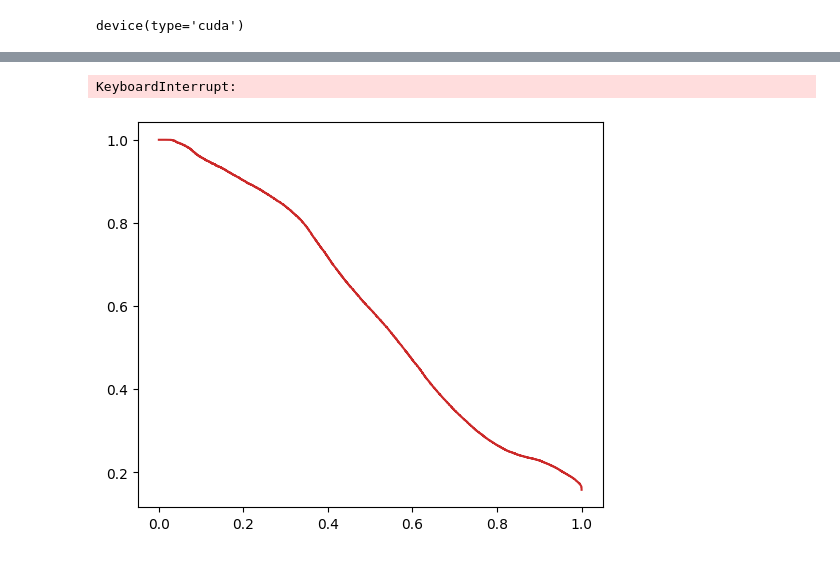
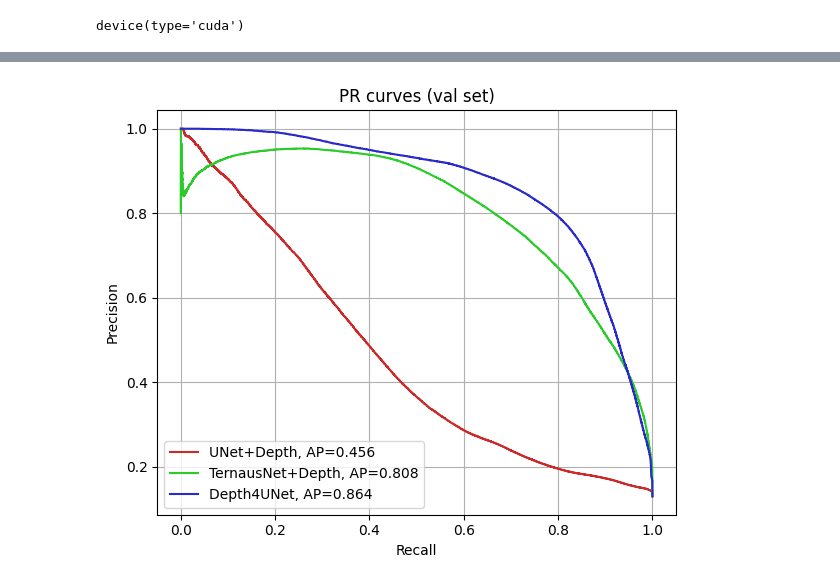
Before and after one commit to seannnnnn1017/Depth4UNet, a Jupyter notebook: 實驗區/test.ipynb, the cells around one changed output, grey strips where cells are left out. Saved outputs shown, nothing was run; the diff lists cells and outputs as text; code cells hidden in the pictures.

```diff
--- a/實驗區/test.ipynb
+++ b/實驗區/test.ipynb
@@ -75,10 +87,10 @@ class DS_RGBD(_BaseDS):
 ROOT = r"E:/論文/空拍地圖語意分割/Depth4UNet/AerialImageDataset/train"
 VAL_IDX_NPY = "val_idx.npy"   # 首次執行會自動產生
 CHECKPOINTS = [
-    (r"E:/論文/空拍地圖語意分割/Depth4UNet/checkpoints/best_traditional_unet4ch.pth",  "UNet4",       "unet4_rgbd"),
-    (r"E:/論文/空拍地圖語意分割/Depth4UNet/checkpoints/best_unet4ch(new).pth",  "VGG11_ReLU",  "vgg11_relu"),
-    (r"E:/論文/空拍地圖語意分割/Depth4UNet/checkpoints/best_unet4ch(GELU_Inverted Bottleneck).pth",  "VGG11_GELU",  "vgg11_gelu"),
-    (r"E:/論文/空拍地圖語意分割/Depth4UNet/checkpoints/best_unet.pth",   "RGB_VGG11",   "vgg11_rgb"),
+    (r"E:/論文/空拍地圖語意分割/Depth4UNet/checkpoints/best_traditional_unet4ch.pth",  "UNet+Depth",       "unet4_rgbd"),
+    (r"E:\論文\空拍地圖語意分割\Depth4UNet\train\checkpoints\best_unet4ch(RELU).pth",  "TernausNet+Depth",  "vgg11_relu"),
+    (r"E:\論文\空拍地圖語意分割\Depth4UNet\train\checkpoints\best_unet4ch(Enhanced_UNet11_4ch).pth",  "Depth4UNet",  "vgg11_gelu"),
+
 ]
 BATCH_SIZE = 4
 # %%
@@ -106,43 +118,78 @@ def add_missing_bias(module: nn.Module):
             m.register_parameter("bias", b)      # 動態掛進 module
             # 注意：不用修改 m.register_parameter 的 return 值
 # %%
-# PR 曲線顏色
+# ------------------------------------------------------------
+# 0. 固定 seed + 預先「存起來」目前 RNG 狀態
+# ------------------------------------------------------------
+SEED = 100
+import random, numpy as np, torch, colorsys, matplotlib.pyplot as plt
+random.seed(SEED); np.random.seed(SEED); torch.manual_seed(SEED)
+if torch.cuda.is_available(): torch.cuda.manual_seed_all(SEED)
+torch.backends.cudnn.deterministic, torch.backends.cudnn.benchmark = True, False
+
+### ← 新：把三個 RNG state 都存起來，之後每模型 restore
+py_state   = random.getstate()
+np_state   = np.random.get_state()
+torch_state= torch.get_rng_state()
+cuda_state = torch.cuda.get_rng_state_all() if torch.cuda.is_available() else None
+# ------------------------------------------------------------
+
 def palette(n): return [colorsys.hsv_to_rgb(i/n,0.8,0.8) for i in range(n)]
 
 loaders = {}
 plt.figure(figsize=(6,5))
 for (ckpt, label, arch), color in zip(CHECKPOINTS, palette(len(CHECKPOINTS))):
-    info  = ARCHES[arch]
+    info = ARCHES[arch]
     if info["in_ch"] not in loaders:
-        loaders[info["in_ch"]] = get_loader(ROOT, info["in_ch"], VAL_IDX_NPY, crop=256, bs=BATCH_SIZE)
+        loaders[info["in_ch"]] = get_loader(ROOT, info["in_ch"],
+                                            VAL_IDX_NPY, crop=256, bs=BATCH_SIZE)
     ld = loaders[info["in_ch"]]
 
-    # 1. 建模型
-    model = info["cls"]().to(device)
+    # -------- 1. 建模型 --------
+    print(f"\nLoading {label} from {ckpt} …")
+    if arch == "vgg11_gelu":
+        model = UNet11_GELU().to(device)                # ⭐ 不傳 pretrained
+    elif arch == "vgg11_relu":
+        model = UNet11_ReLU().to(device)                # ⭐ 不傳 pretrained
+    else:
+        try:                                            # ⭐ 一般模型若支援 pretrained
+            model = info["cls"](pretrained=False).to(device)
+        except TypeError:                               # ⭐ 不支援就退回空參數
+            model = info["cls"]().to(device)
     add_missing_bias(model)
-    # 2. 手動對齊權重（方案 B）
-    state_all  = torch.load(ckpt, map_location=device)
+
+    # -------- 2. 載入權重（weights_only=True）--------
+    state_all   = torch.load(ckpt, map_location=device, weights_only=True)
     model_state = model.state_dict()
-    compatible = {k: v for k, v in state_all.items()
-                  if k in model_state and v.shape == model_state[k].shape}
-    model_state.update(compatible)
-    model.load_state_dict(model_state)   # strict=True 預設
-    print(f"{label}: matched {len(compatible)} / {len(model_state)} layers")
+    compat = {k:v for k,v in state_all.items()
+              if k in model_state and v.shape == model_state[k].shape}
+    model_state.update(compat)
+    model.load_state_dict(model_state, strict=False)
+    print(f"{label}: matched {len(compat)} / {len(state_all)} layers")
 
-    # 3. 評估
+    # -------- 3. 在每個模型開始驗證前，把 RNG 狀態「撥回原點」--------
+    ### ← 這 7 行確保每次裁切序列都一樣
+    random.setstate(py_state)
+    np.random.set_state(np_state)
+    torch.set_rng_state(torch_state)
+    if cuda_state is not None:
+        torch.cuda.set_rng_state_all(cuda_state)
+    # --------------------------------------------------------------------
+
+    # -------- 4. 評估 & 收集 PR --------
     y_true, y_score = [], []
+    model.eval()
     with torch.no_grad():
-        for x, y in ld:
+        for x, y in ld:                    # 會裁到同一批 patch
             y_score.append(torch.sigmoid(model(x.to(device))).cpu())
             y_true.append(y)
     y_true  = torch.cat(y_true).numpy().ravel()
     y_score = torch.cat(y_score).numpy().ravel()
 
+    from sklearn.metrics import precision_recall_curve, average_precision_score
     precision, recall, _ = precision_recall_curve(y_true, y_score)
     ap = average_precision_score(y_true, y_score)
-    plt.plot(recall, precision, color=color, label=f"{label} (AP={ap:.3f})")
-
-
+    plt.plot(recall, precision, color=color, label=f"{label}, AP={ap:.3f}",)
 
 plt.xlabel("Recall"); plt.ylabel("Precision")
 plt.title("PR curves (val set)")
@@ -153,2 +206 @@ VGG11_ReLU: matched 43 / 56 layers
-KeyboardInterrupt:
-[figure, old version]
+[figure, new version]
```
Also changed, not shown: parts of 5 cells of this notebook, 30 other files.
